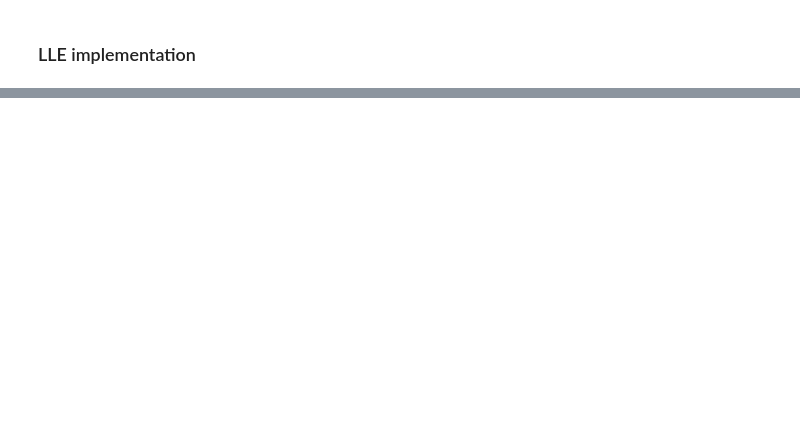
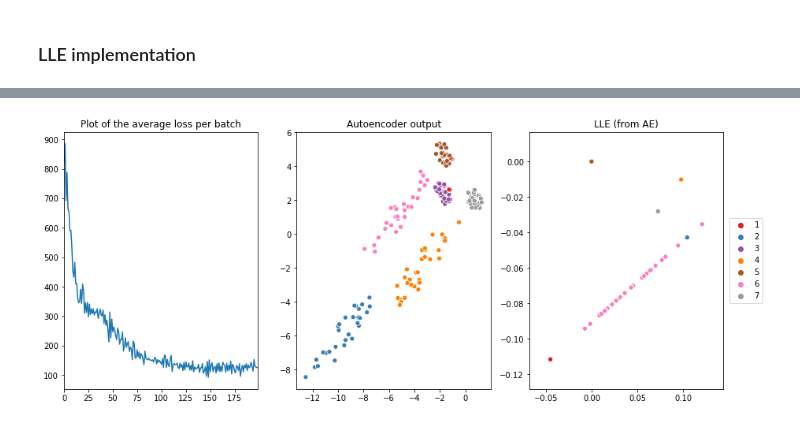
Before and after one commit to mahdiou-diallo/Projet_Red_Dim, a Jupyter notebook: notebook.ipynb, the cells around one changed output, grey strips where cells are left out. Saved outputs shown, nothing was run; the diff lists cells and outputs as text; code cells hidden in the pictures; blank space fills up the shorter version.

```diff
--- a/notebook.ipynb
+++ b/notebook.ipynb
@@ -430,0 +508,4 @@ sns.scatterplot(skxxlle[:,0], skxxlle[:,1],hue=yy, palette='Set1', legend=False)
+# %%
+fig_hepta, trainer_hepta = train_model(**training_params['hepta'])
+# %% [output]
+[figure, added]
```
Also changed, not shown: parts of 57 cells of this notebook, 2 other files.
